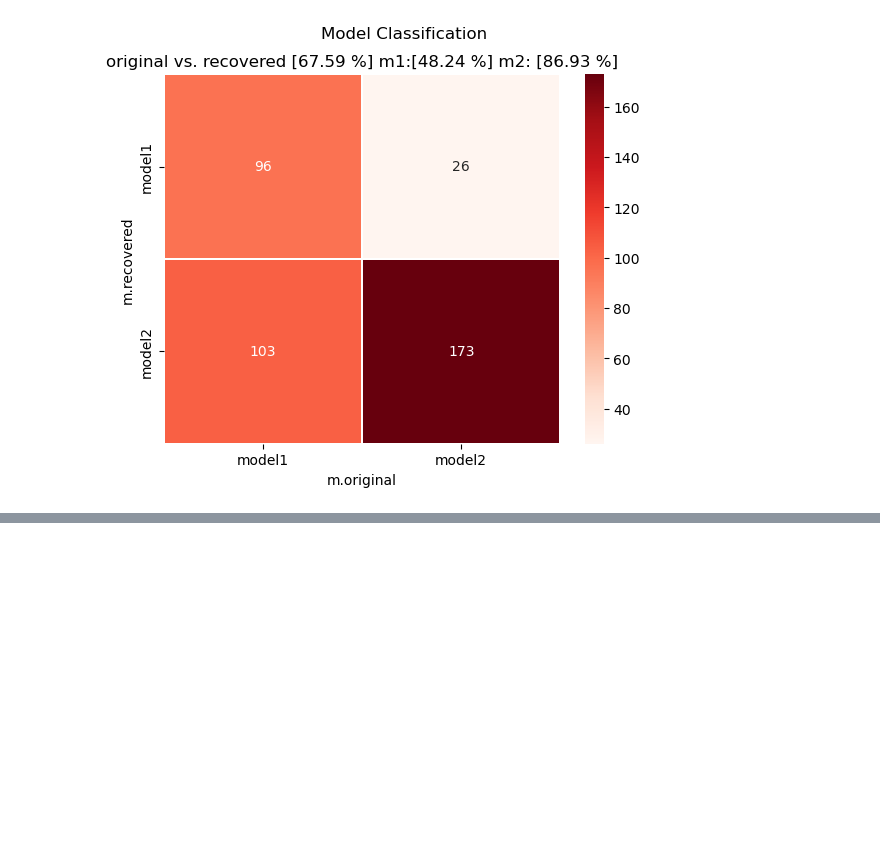
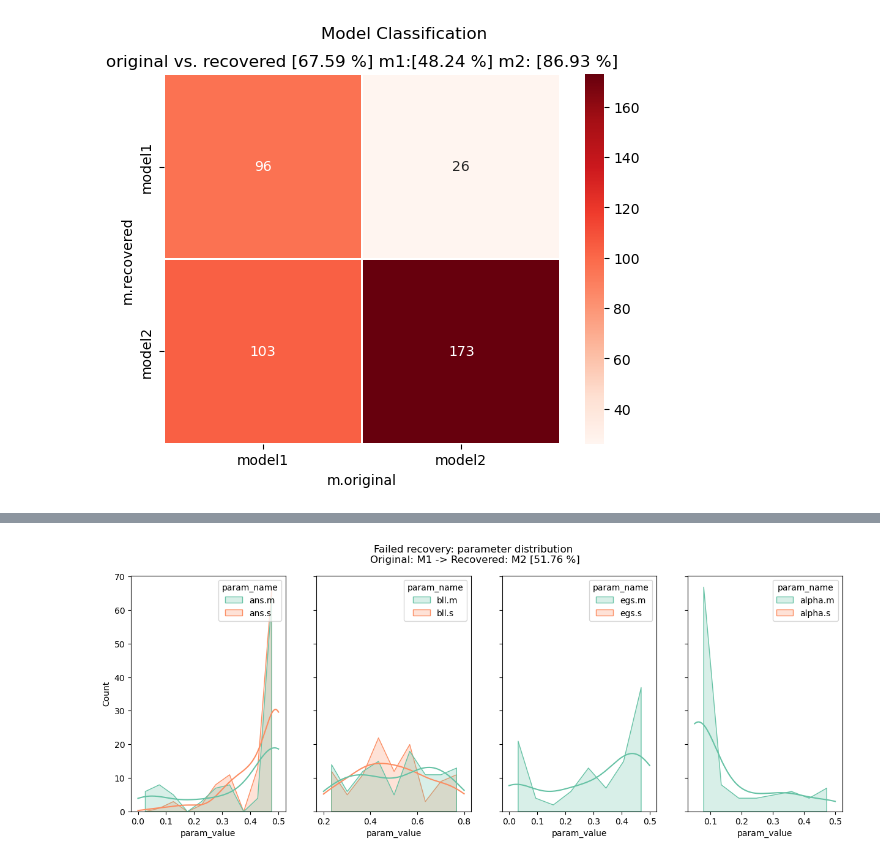
Before and after one commit to yangyuxue2333/RLvIBL-Re, a Jupyter notebook: analysis/analysis_param_recovery_best2.ipynb, the cells around one changed output, grey strips where cells are left out. Saved outputs shown, nothing was run; the diff lists cells and outputs as text; code cells hidden in the pictures; blank space fills up the shorter version.

```diff
--- a/analysis/analysis_param_recovery_best2.ipynb
+++ b/analysis/analysis_param_recovery_best2.ipynb
@@ -118,0 +154,4 @@ plt.show()
+# %%
+dfb_list = reshape_bad_recovery(dfb[dfb['m.original']=='model1'], subtitle='Original: M1 -> Recovered: M2 [%.2f %%]' % (100*dfsame.loc[('model1', 'model2')].values[0]))
+# %% [output]
+[figure, added]
```
Also changed, not shown: parts of 5 cells of this notebook, 1 other file.
